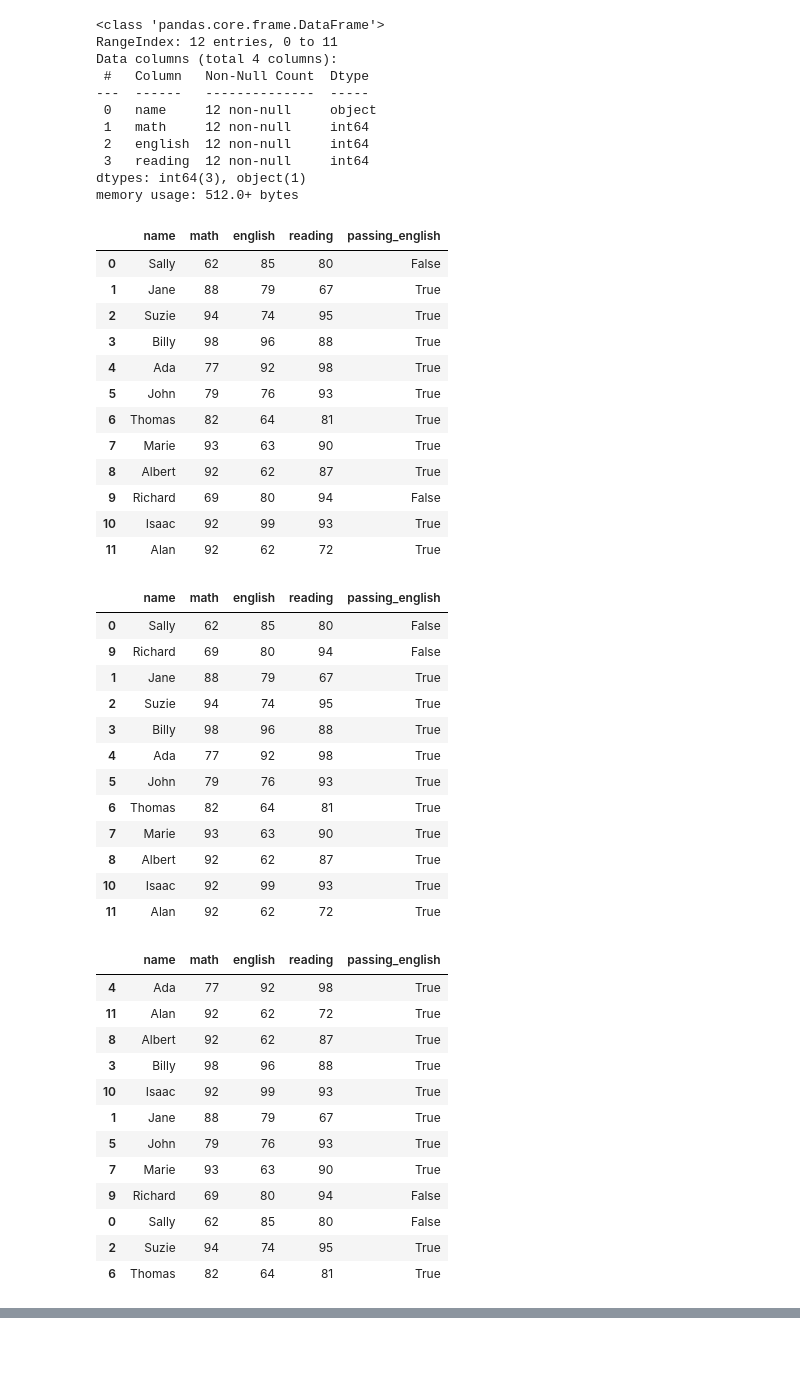
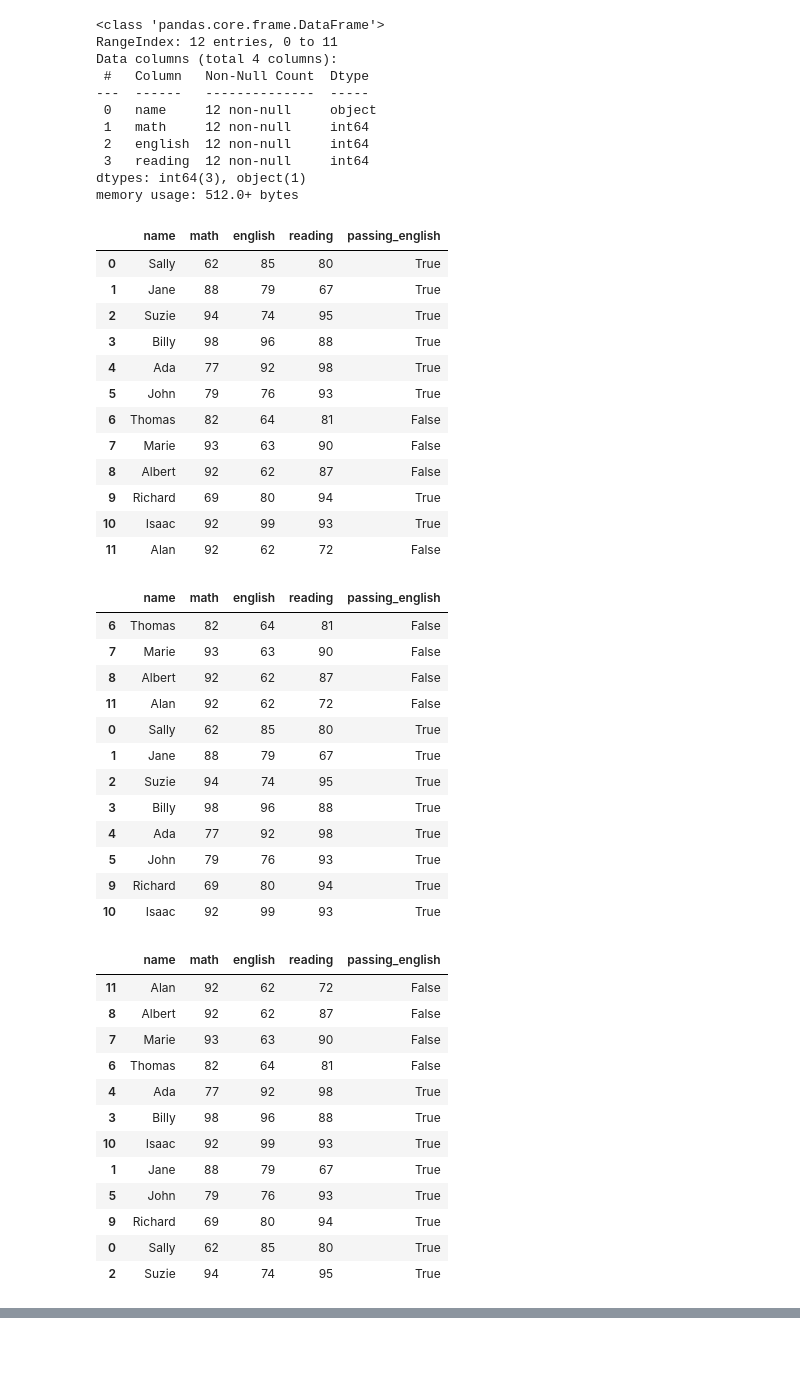
Before and after one commit to VelasquezAlejandro044/numpy-pandas-visualization-exercises, a Jupyter notebook: dataframes.ipynb, the cells around one changed output, grey strips where cells are left out. Drawn from its saved outputs; the diff is of its cells as text; code cells hidden in the pictures.

```diff
--- a/dataframes.ipynb
+++ b/dataframes.ipynb
@@ -80,60 +81,60 @@ dtypes: int64(3), object(1)
 memory usage: 512.0+ bytes
 # %%
 # 1.a Create a column named passing_english that indicates whether each student has a passing grade in english.
-df['passing_english'] = df.math > 70
+df['passing_english'] = df.english >= 70
 df
 # %% [output]
 |  | name | math | english | reading | passing_english |
-| 0 | Sally | 62 | 85 | 80 | False |
+| 0 | Sally | 62 | 85 | 80 | True |
 | 1 | Jane | 88 | 79 | 67 | True |
 | 2 | Suzie | 94 | 74 | 95 | True |
 | 3 | Billy | 98 | 96 | 88 | True |
 | 4 | Ada | 77 | 92 | 98 | True |
 | 5 | John | 79 | 76 | 93 | True |
-| 6 | Thomas | 82 | 64 | 81 | True |
-| 7 | Marie | 93 | 63 | 90 | True |
-| 8 | Albert | 92 | 62 | 87 | True |
-| 9 | Richard | 69 | 80 | 94 | False |
+| 6 | Thomas | 82 | 64 | 81 | False |
+| 7 | Marie | 93 | 63 | 90 | False |
+| 8 | Albert | 92 | 62 | 87 | False |
+| 9 | Richard | 69 | 80 | 94 | True |
 | 10 | Isaac | 92 | 99 | 93 | True |
-| 11 | Alan | 92 | 62 | 72 | True |
+| 11 | Alan | 92 | 62 | 72 | False |
 # %%
 # 1.b Sort the english grades by the passing_english column.
 '''How are duplicates handled?
 Duplicates are handled by alphabetical order of the first column of the record'''
 
-df1b = df.sort_values(by='passing_english')
-df1b
+df = df.sort_values(by='passing_english')
+df
 # %% [output]
 |  | name | math | english | reading | passing_english |
-| 0 | Sally | 62 | 85 | 80 | False |
-| 9 | Richard | 69 | 80 | 94 | False |
+| 6 | Thomas | 82 | 64 | 81 | False |
+| 7 | Marie | 93 | 63 | 90 | False |
+| 8 | Albert | 92 | 62 | 87 | False |
+| 11 | Alan | 92 | 62 | 72 | False |
+| 0 | Sally | 62 | 85 | 80 | True |
 | 1 | Jane | 88 | 79 | 67 | True |
 | 2 | Suzie | 94 | 74 | 95 | True |
 | 3 | Billy | 98 | 96 | 88 | True |
 | 4 | Ada | 77 | 92 | 98 | True |
 | 5 | John | 79 | 76 | 93 | True |
-| 6 | Thomas | 82 | 64 | 81 | True |
-| 7 | Marie | 93 | 63 | 90 | True |
-| 8 | Albert | 92 | 62 | 87 | True |
+| 9 | Richard | 69 | 80 | 94 | True |
 | 10 | Isaac | 92 | 99 | 93 | True |
-| 11 | Alan | 92 | 62 | 72 | True |
 # %%
 # 1.c Sort the english grades first by passing_english and then by student name. All the students that are failing english should be first, and within the students that are failing english they should be ordered alphabetically. The same should be true for the students passing english. (Hint: you can pass a list to the .sort_values method)
-df1c = df1b.sort_values(by='name')
+df1c = df.sort_values(by=['passing_english', 'name'])
 df1c
 # %% [output]
 |  | name | math | english | reading | passing_english |
+| 11 | Alan | 92 | 62 | 72 | False |
+| 8 | Albert | 92 | 62 | 87 | False |
+| 7 | Marie | 93 | 63 | 90 | False |
+| 6 | Thomas | 82 | 64 | 81 | False |
 | 4 | Ada | 77 | 92 | 98 | True |
-| 11 | Alan | 92 | 62 | 72 | True |
-| 8 | Albert | 92 | 62 | 87 | True |
 | 3 | Billy | 98 | 96 | 88 | True |
 | 10 | Isaac | 92 | 99 | 93 | True |
 | 1 | Jane | 88 | 79 | 67 | True |
 | 5 | John | 79 | 76 | 93 | True |
-| 7 | Marie | 93 | 63 | 90 | True |
-| 9 | Richard | 69 | 80 | 94 | False |
-| 0 | Sally | 62 | 85 | 80 | False |
+| 9 | Richard | 69 | 80 | 94 | True |
+| 0 | Sally | 62 | 85 | 80 | True |
 | 2 | Suzie | 94 | 74 | 95 | True |
-| 6 | Thomas | 82 | 64 | 81 | True |
 # %%
 # 1.d Sort the english grades first by passing_english, and then by the actual english grade, similar to how we did in the last step.
```
Also changed, not shown: parts of 29 cells of this notebook.
